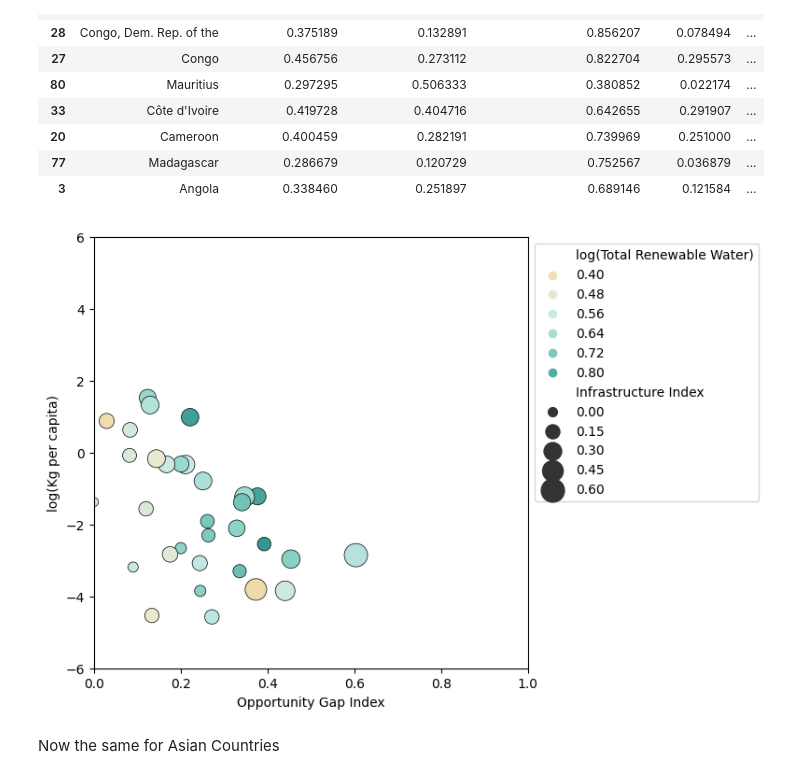
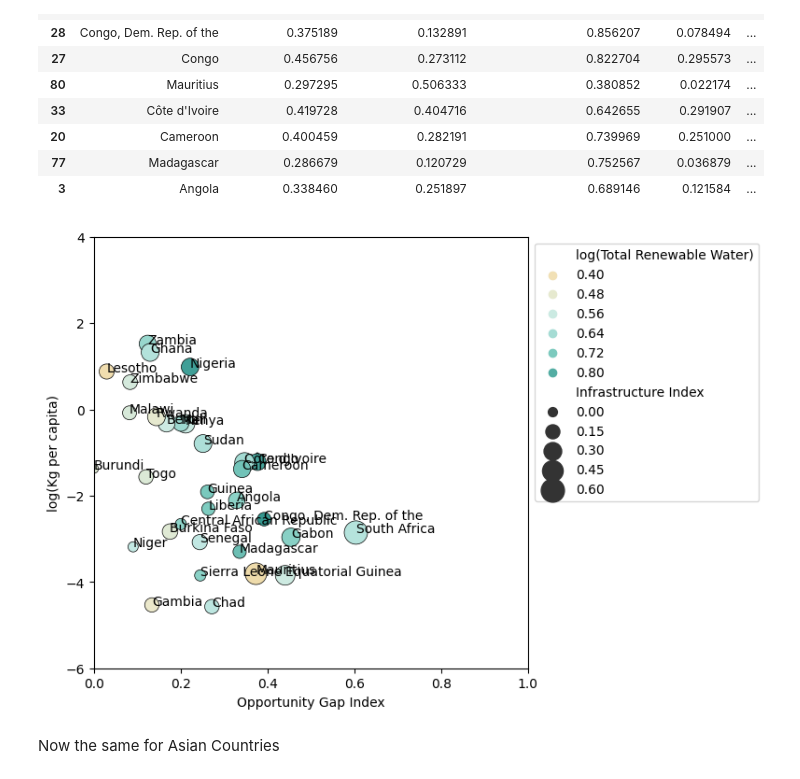
Before and after one commit to seenstevo/Pisciculture_EDA, a Jupyter notebook: src/notebooks/Metric_Of_Untapped_Potential.ipynb, the cells around one changed output. Drawn from its saved outputs; the diff is of its cells as text; code cells hidden in the pictures.

```diff
--- a/src/notebooks/Metric_Of_Untapped_Potential.ipynb
+++ b/src/notebooks/Metric_Of_Untapped_Potential.ipynb
@@ -355,25 +356,25 @@ def label_point(x, y, val, ax):
 # %%
 plt.figure(figsize=(6,6))
 g = sns.scatterplot(data = africa_to_make_final_metric,
                 x = 'Opportunity Gap Index',
                 y = 'log(Kg per capita)',
                 hue = 'log(Total Renewable Water)',
                 hue_norm=(0,1),
                 size = 'Infrastructure Index',
                 sizes = (50,500),
                 size_norm= (0,1),
                 palette = cmap,
                 linewidth = 0.5,
                 edgecolor = 'black')
-g.set(xlim = (0,1), ylim = (-6,6))
+g.set(xlim = (0,1), ylim = (-6,4))
 sns.move_legend(g, "upper left", bbox_to_anchor=(1, 1))
 
-# label_point(africa_to_make_final_metric['Opportunity Gap Index'],
-#             africa_to_make_final_metric['log(Kg per capita)'],
-#             africa_to_make_final_metric['Country'],
-#             plt.gca())
+label_point(africa_to_make_final_metric['Opportunity Gap Index'],
+            africa_to_make_final_metric['log(Kg per capita)'],
+            africa_to_make_final_metric['Country'],
+            plt.gca())
 # %% [output]
-[figure, old version]
+[figure, new version]
 # %% [markdown]
 Now the same for Asian Countries
 # %%
```
Also changed, not shown: parts of 9 cells of this notebook, 5 other files.
